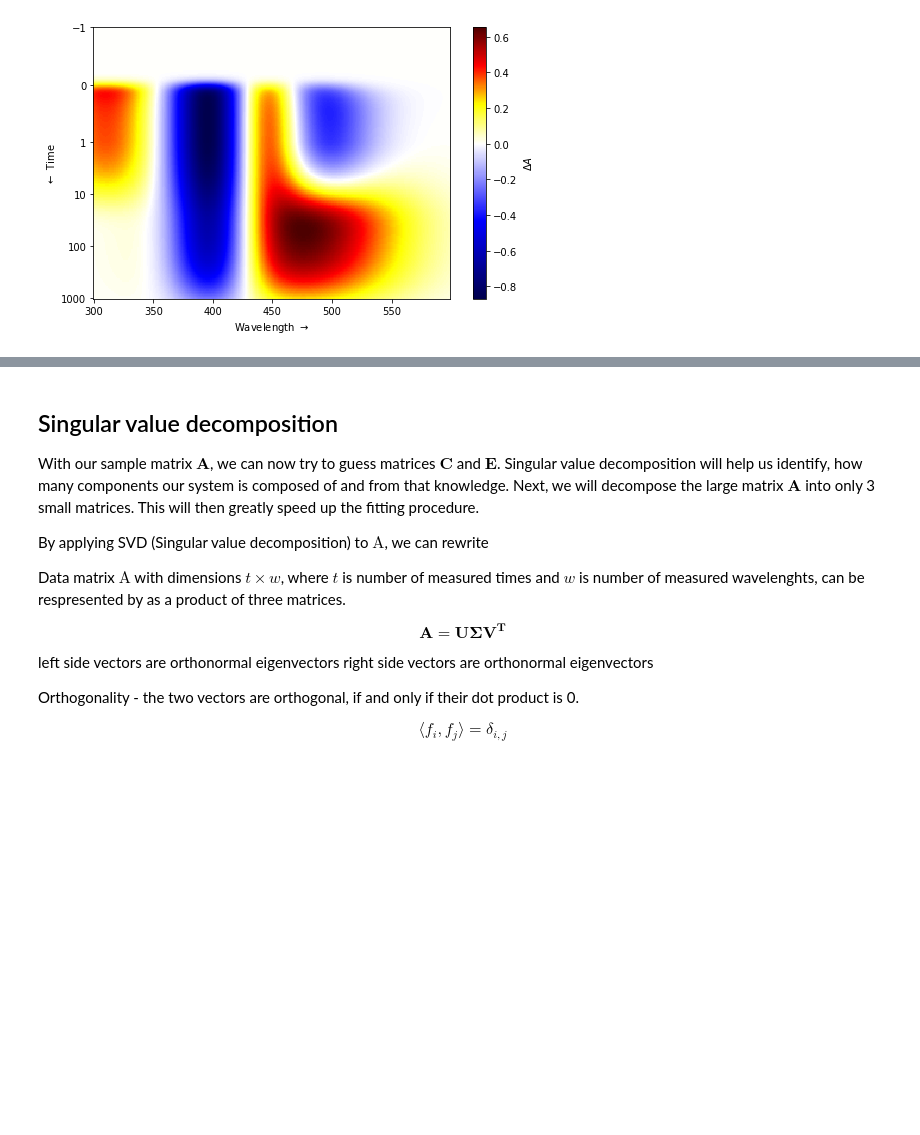
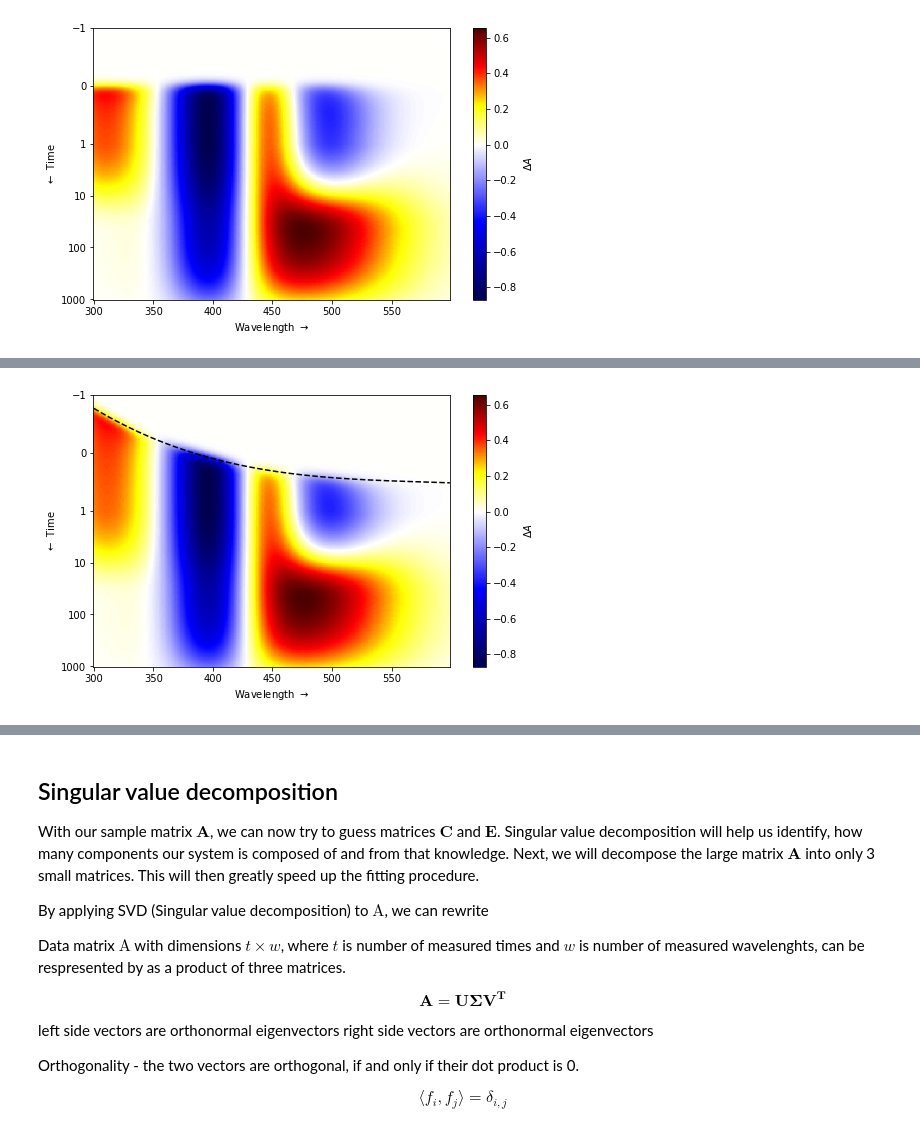
Before and after one commit to dmadea/Jupyter-Tutorials, a Jupyter notebook: Femto + LDM/Femto tutorial.ipynb, the cells around one changed output, grey strips where cells are left out. Saved outputs shown, nothing was run; the diff lists cells and outputs as text; code cells hidden in the pictures; blank space fills up the shorter version.

```diff
--- a/Femto + LDM/Femto tutorial.ipynb
+++ b/Femto + LDM/Femto tutorial.ipynb
@@ -277,7 +279,7 @@ plt.show()
 
 Now, we have spectra and concentration profiles, so it is very easy to generate the data matrix.
 # %%
-D = C @ ST  # matrix multiply
+D = C @ S.T  # matrix multiply
 print(f'Dimensions of matrix D: {D.shape}')
 D
 # %% [output]
@@ -477,0 +387,34 @@ plot_A(A, times, wavelengths)
+# %%
+# we need to modify the function for simulation of concentration profiles
+def simulate_C(t, K, j, fwhm=0, mu=None):
+    """t - times, K - transfer matrix, j - initial population vector, fwhm - full width at half maximum"""
+
+    Lambda, U = eig(K)  # get eigenvalues and eigenvectors of K
+    U_inv = inv(U)  # calculate the inverse of U
+
+    # calculate A_II^T matrix
+    A_II_T = U * U_inv.dot(j)  # U @ diag(U^-1 @ j)
+
+    # for wavelength-dependent IRF, see further text
+    _tau = fwhm[:, None, None] if isinstance(fwhm, np.ndarray) else fwhm
+
+    if mu is not None:
+        # generate concentration tensor
+        C = fold_exp(t[None, :, None] - mu[:, None, None], -Lambda[None, None, :], _tau)
+    else:
+        # keep the original line if mu is not provided
+        C = fold_exp(t[:, None], -Lambda[None, :], _tau)
+
+    # make linar combination of folded exponentials
+    return C.dot(A_II_T.T)  # C @ A_II, works on tensors as well
+
+# get profiles
+C = simulate_C(times, K, j, fwhm, mu)
+
+# multiplication of C (n_w, n_t, k) with S (n_w, k, 1), therefore S matrix needs another dimension
+# result is D (n_w, n_t, 1) and the last dimension is removed, then matrix is transposed
+D = np.matmul(C, S[..., None]).squeeze().T  # batched matrix vector multiply
+
+plot_matrix(times, wavelengths, D, mu) # fwhm = 0.2
+# %% [output]
+[figure, added]
```
Also changed, not shown: parts of 22 cells of this notebook.
